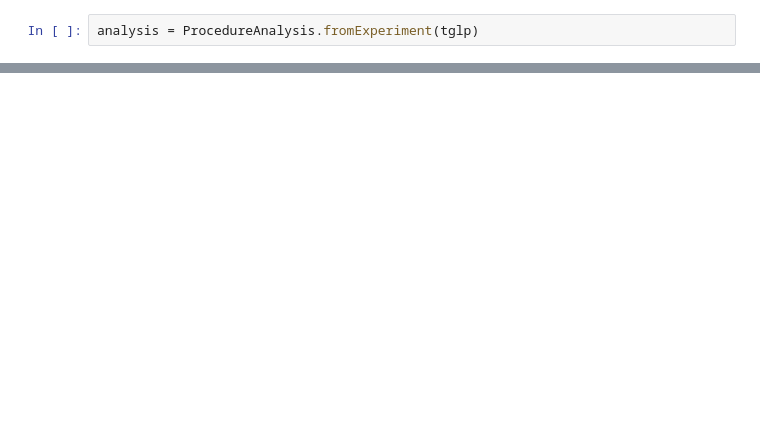
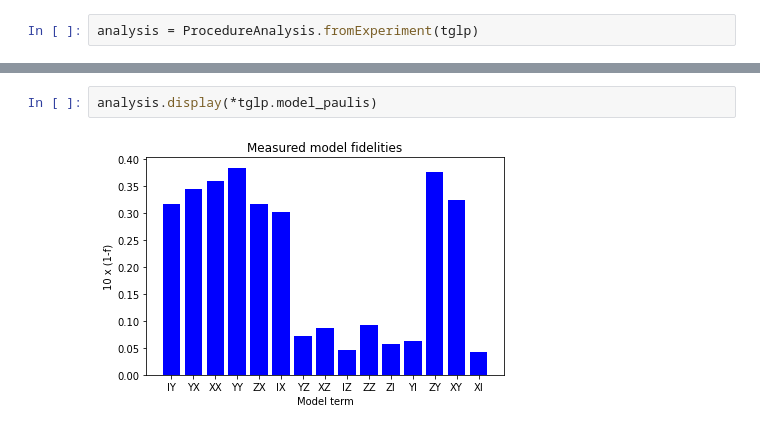
Before and after one commit to benmcdonough20/NEPEC_on_Hardware, a Jupyter notebook: FullProcedure/class_testing.ipynb, the cells around one changed output, grey strips where cells are left out. Cells and saved outputs as stored; diff of their text form; blank space fills up the shorter version.

```diff
--- a/FullProcedure/class_testing.ipynb
+++ b/FullProcedure/class_testing.ipynb
@@ -495 +513,5 @@ display(*tglp.model_paulis)
+# %%
+analysis.display(*tglp.model_paulis)
+# %% [output]
+[figure, added]
 # %%
```
Also changed, not shown: parts of 11 cells of this notebook, 5 other files.
